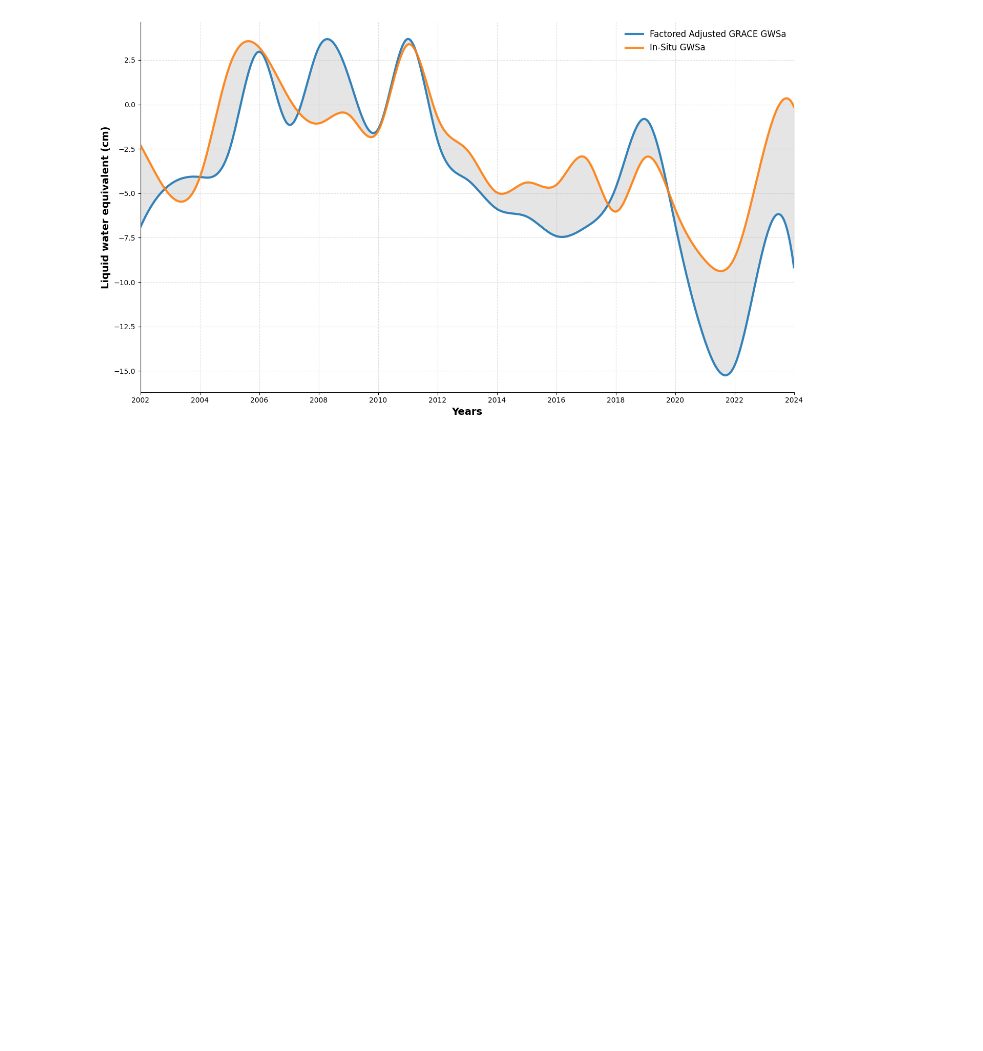
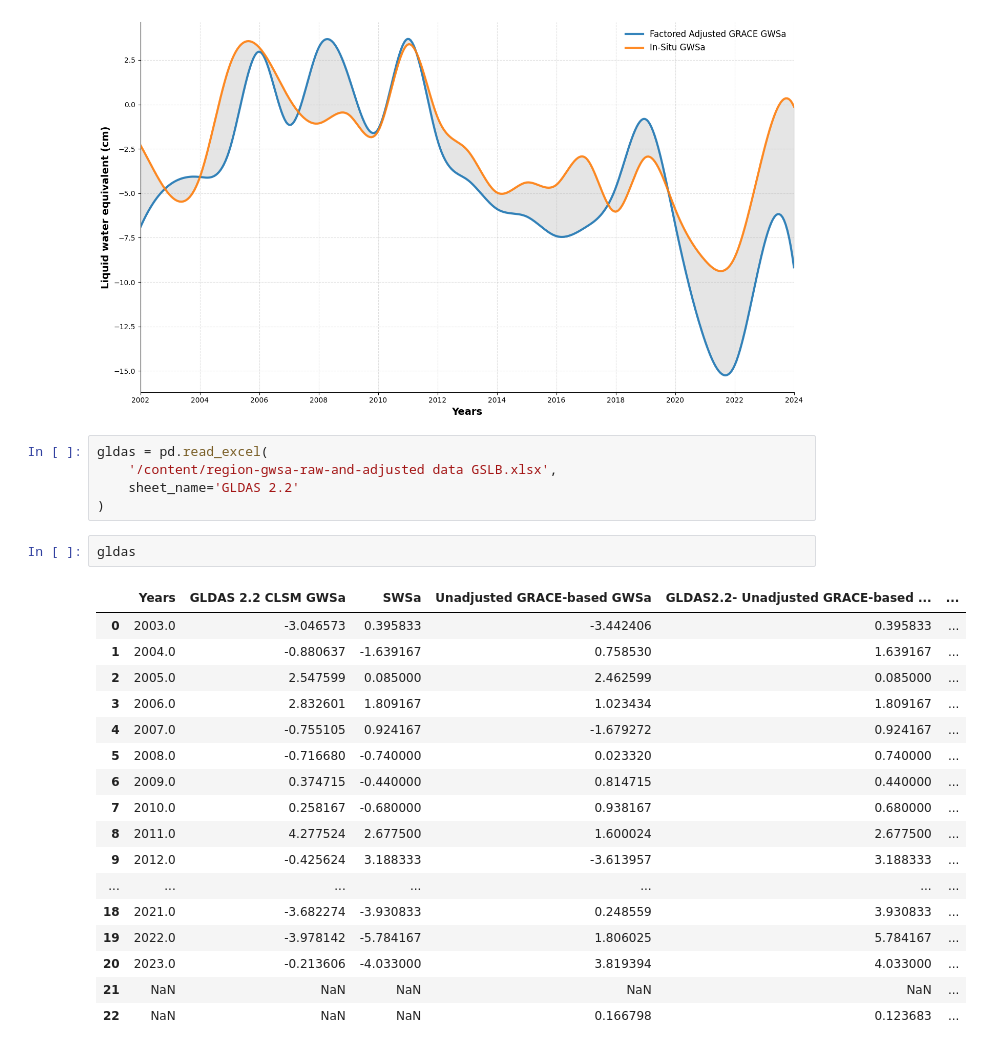
Before and after one commit to anomaitech/GSL-basin, a Jupyter notebook: figures.ipynb, the cells around one changed output. Cells and saved outputs as stored; diff of their text form; blank space fills up the shorter version.

```diff
--- a/figures.ipynb
+++ b/figures.ipynb
@@ -593,3 +593,28 @@ fig, ax, clean_df = plot_factored_vs_unfactored(adjusted_vs_GWDM)
 3      2.162194         NaN
 4      3.208314         NaN
 [figure]
+# %%
+gldas = pd.read_excel(
+    '/content/region-gwsa-raw-and-adjusted data GSLB.xlsx',
+    sheet_name='GLDAS 2.2'
+)
+# %%
+gldas
+# %% [output]
+|  | Years | GLDAS 2.2 CLSM GWSa | SWSa | Unadjusted GRACE-based GWSa | GLDAS2.2- Unadjusted GRACE-based ... | ... |
+| 0 | 2003.0 | -3.046573 | 0.395833 | -3.442406 | 0.395833 | ... |
+| 1 | 2004.0 | -0.880637 | -1.639167 | 0.758530 | 1.639167 | ... |
+| 2 | 2005.0 | 2.547599 | 0.085000 | 2.462599 | 0.085000 | ... |
+| 3 | 2006.0 | 2.832601 | 1.809167 | 1.023434 | 1.809167 | ... |
+| 4 | 2007.0 | -0.755105 | 0.924167 | -1.679272 | 0.924167 | ... |
+| 5 | 2008.0 | -0.716680 | -0.740000 | 0.023320 | 0.740000 | ... |
+| 6 | 2009.0 | 0.374715 | -0.440000 | 0.814715 | 0.440000 | ... |
+| 7 | 2010.0 | 0.258167 | -0.680000 | 0.938167 | 0.680000 | ... |
+| 8 | 2011.0 | 4.277524 | 2.677500 | 1.600024 | 2.677500 | ... |
+| 9 | 2012.0 | -0.425624 | 3.188333 | -3.613957 | 3.188333 | ... |
+| ... | ... | ... | ... | ... | ... | ... |
+| 18 | 2021.0 | -3.682274 | -3.930833 | 0.248559 | 3.930833 | ... |
+| 19 | 2022.0 | -3.978142 | -5.784167 | 1.806025 | 5.784167 | ... |
+| 20 | 2023.0 | -0.213606 | -4.033000 | 3.819394 | 4.033000 | ... |
+| 21 | NaN | NaN | NaN | NaN | NaN | ... |
+| 22 | NaN | NaN | NaN | 0.166798 | 0.123683 | ... |
```
Also changed, not shown: parts of 2 cells of this notebook.
